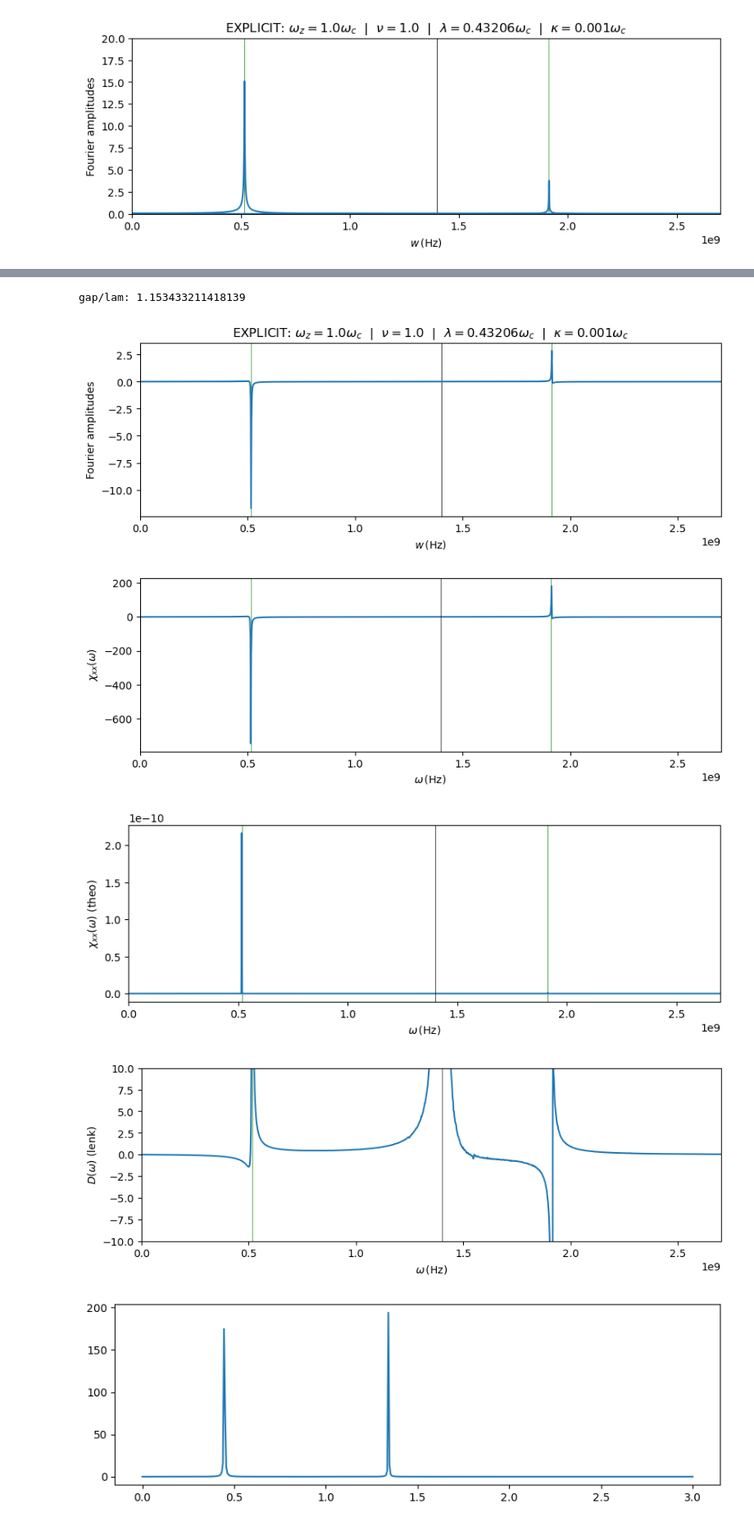
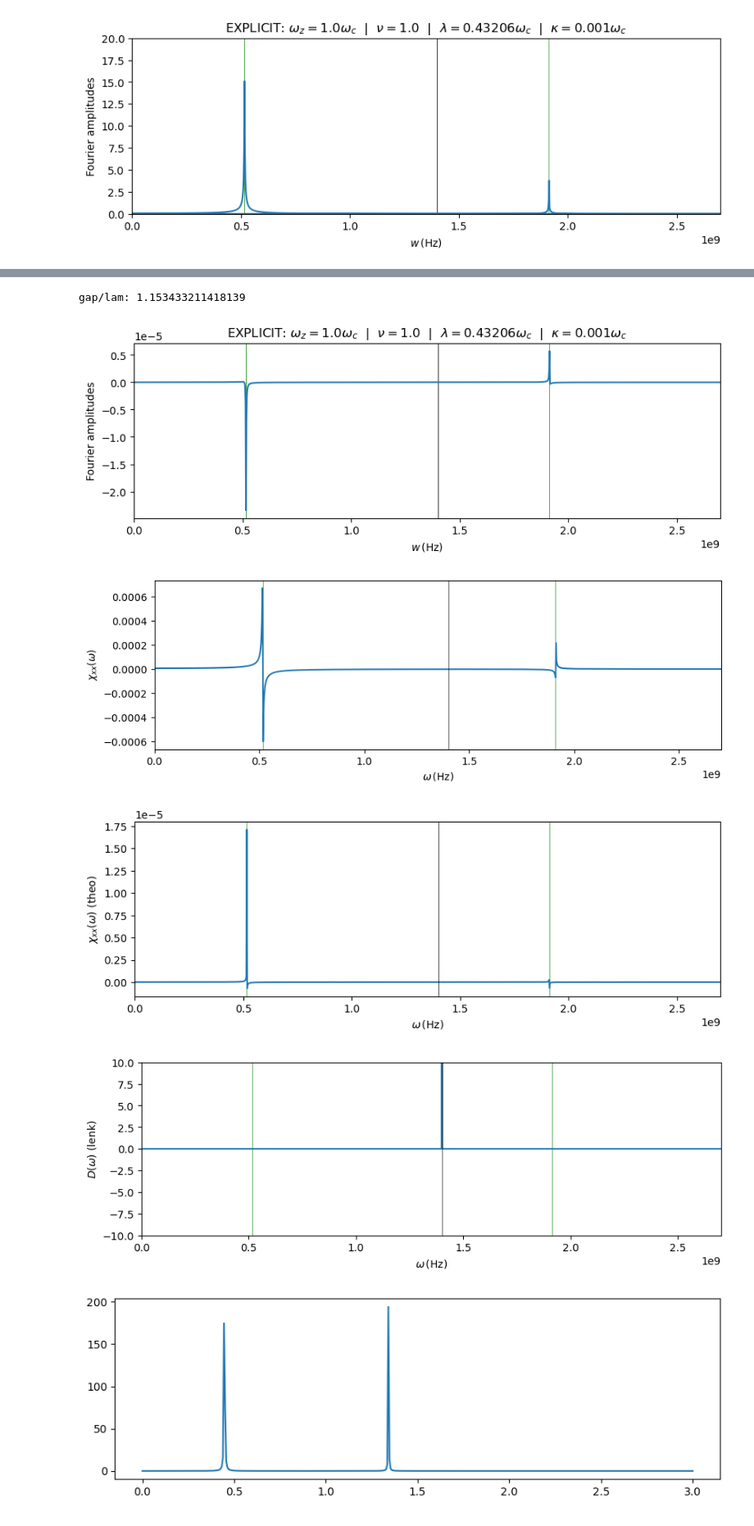
Before and after one commit to chuan97/magnetic-qed, a Jupyter notebook: sinc.ipynb, the cells around one changed output, grey strips where cells are left out. Shown at 82% size. Cells and saved outputs as stored; diff of their text form; code cells hidden in the pictures.

```diff
--- a/sinc.ipynb
+++ b/sinc.ipynb
@@ -263,7 +263,8 @@ Brms = np.array([Brms, 0, 0])
 wzc = 4 * lam ** 2 / wc # freq espines critica, calculo indicativo
 print('wzc/wc:', wzc / wc)
 
-t_eval = np.linspace(0, tmax, 500000) #100000
+N_time = 500000
+t_eval = np.linspace(0, tmax, N_time) #100000
 #dt = 0.01e-9
 sol = solve_ivp(LLG_explicit_real_tdep, (0, tmax), m0, method='RK45', args=(f_Bext, Brms, 2*np.pi * wc, 2*np.pi * kappa, N, gammaLL, alpha), t_eval=t_eval)#, max_step=dt, atol = 1, rtol = 1
 ws, amps = fft_wrapper(sol.t, sol.y[0], slice(middle(sol.t), -1)) # discard first half of time evolution
@@ -295,7 +296,7 @@ for p in (pm, pp):
 # -----------------------------------------
 
 print('gap/lam:', (pp - pm) / (2 * lam))
-
+amps = amps / N_time
 plt.plot(ws, amps.imag)
 #plt.xlim(0.1e9, 2e9)
 #plt.ylim(0, 20)
@@ -313,7 +314,7 @@ for p in (pm, pp):
 # -----------------------------------------
 
 chi = amps * w_cutoff / (gammaLL * h * np.pi)
-plt.plot(ws, chi.imag)
+plt.plot(ws, chi.real)
 plt.xlim(0.0e9, 2.7e9)
 plt.ylabel(r'$\chi_{xx}(\omega)$')
 plt.xlabel(r'$\omega \, ({\rm Hz})$')
@@ -326,40 +327,40 @@ for p in (pm, pp):
     plt.axvline(p, c='g', lw=0.5)
 # -----------------------------------------
 
-eta = 0.01
-plt.plot(ws, matter_response(ws + 1j*eta,  wc, wz, lam).imag / eta)
+eta = 0.001
+plt.plot(ws, matter_response(ws + 1j*eta,  wc, wz, lam).real)
 #plt.ylim(-1e4, 0)
 plt.xlim(0.0e9, 2.7e9)
 plt.ylabel(r'$\chi_{xx}(\omega)$ (theo)')
 plt.xlabel(r'$\omega \, ({\rm Hz})$')
 plt.axvline(1.4e9, c='k', lw=0.5)
 plt.show()
 
 # AQUI SE CALCULAN Y PINTAN LOS POLARITONES
 pm, pp = polaritons(wz, wc, lam)
 for p in (pm, pp):
     plt.axvline(p, c='g', lw=0.5)
 # -----------------------------------------
 
 plt.plot(ws, photon_prop_lenk(ws, wc, chi.imag, lam))
 plt.ylim(-1e1, 1e1)
 plt.xlim(0.0e9, 2.7e9)
 plt.ylabel(r'$D(\omega)$ (lenk)')
 plt.xlabel(r'$\omega \, ({\rm Hz})$')
 plt.axvline(1.4e9, c='k', lw=0.5)
 plt.show()
 # %% [output]
 wzc/wc: 0.7466910823080258
 [4.85710697e-02-0.00000000e+00j 4.85723867e-02+2.89014864e-05j
  4.85759604e-02+5.70845714e-05j ... 3.46404689e-05-5.57162970e-09j
  3.46383320e-05-5.29538853e-09j 3.46363980e-05-9.02526280e-10j]
 [figure]
 [figure]
 gap/lam: 1.153433211418139
-[figure, old version]
+[figure, new version]
-[figure, old version]
+[figure, new version]
-[figure, old version]
+[figure, new version]
-[figure, old version]
+[figure, new version]
 # %%
 ws = np.linspace(0, 3, 500)
 eps = 0.001
```
